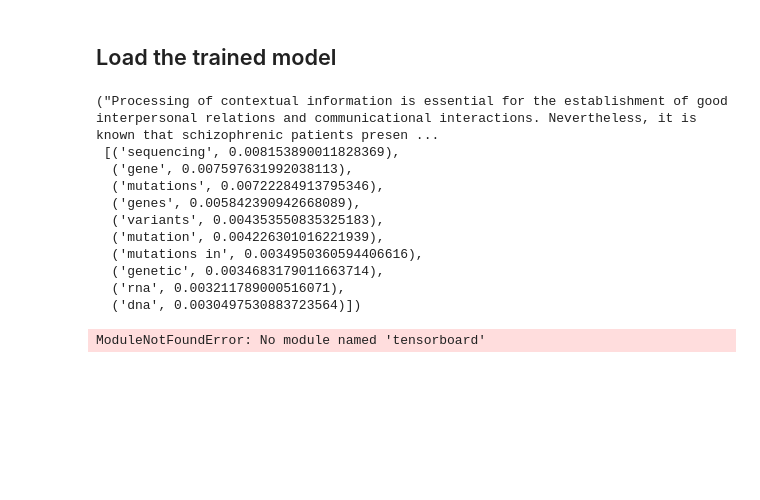
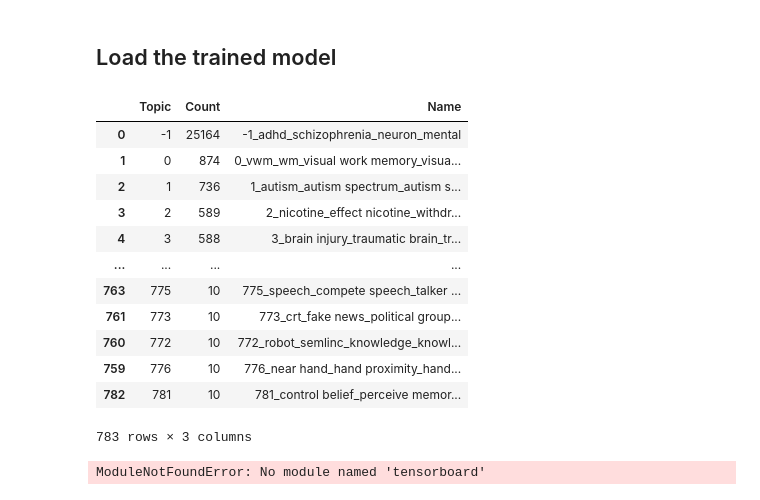
Before and after one commit to morteza/CogText, a Jupyter notebook: notebooks/3 Topic Embedding.ipynb, the cells around one changed output. Drawn from its saved outputs; the diff is of its cells as text; code cells hidden in the pictures; blank space fills up the shorter version.

```diff
--- a/notebooks/3 Topic Embedding.ipynb
+++ b/notebooks/3 Topic Embedding.ipynb
@@ -25,8 +25,8 @@ PUBMED_PATH = Path('data/pubmed_abstracts.csv.gz')
 MODEL_NAME = 'pubmed10pct_top2vec'
 VERSION = 'v202110131'
 
-MODEL_NAME = 'pubmed1pct_bertopic'
-VERSION = 'v202110142'
+MODEL_NAME = 'pubmed20pct_bertopic'
+VERSION = 'v202110141'
 # %% [markdown]
 ## Load the trained model
 # %%
@@ -49,8 +49,6 @@ if 'top2vec' in MODEL_NAME:
 elif 'bertopic' in MODEL_NAME:
   # BERTOPIC
   trained_indices = np.load(f'models/{MODEL_NAME}_{VERSION}.idx.npz',allow_pickle=True)['arr_0']
-  # indices are stored as (label, idx), we only need the second aprt
-  trained_indices = np.array([i[1] for i in trained_indices])
 
   model: BERTopic = BERTopic.load(f'models/{MODEL_NAME}_{VERSION}.model')
   topics = np.load(f'models/{MODEL_NAME}_{VERSION}.topics.npz')['arr_0']
@@ -59,31 +57,25 @@ elif 'bertopic' in MODEL_NAME:
   PUBMED = PUBMED[PUBMED.index.isin(trained_indices)]
   PUBMED['label'] = PUBMED['subcategory'].astype('category')
 
-  scores = np.load(f'models/{MODEL_NAME}_{VERSION}.scores.npz')['arr_0']
+  scores = np.load(f'models/{MODEL_NAME}_{VERSION}.probs.npz')['arr_0']
   scores = pd.DataFrame(scores, index=PUBMED.index)
   scores['label'] = PUBMED['label']
-# %%
-model.calculate_probabilities = True
-docs = PUBMED['abstract'].to_list()
-labels = PUBMED['label'].to_list()
-
-model.hdbscan_model
-topics, probs = model.transform(docs[:10])
-ptopics = model._map_predictions(probs.argmax(axis=1))
-topics, ptopics, probs.argmax(axis=1)
-docs[3], model.get_topic(topic=probs[3].argsort()[0].item())
-# %% [output]
-("Processing of contextual information is essential for the establishment of good interpersonal relations and communicational interactions. Nevertheless, it is known that schizophrenic patients presen ...
- [('sequencing', 0.008153890011828369),
-  ('gene', 0.007597631992038113),
-  ('mutations', 0.00722284913795346),
-  ('genes', 0.005842390942668089),
-  ('variants', 0.004353550835325183),
-  ('mutation', 0.004226301016221939),
-  ('mutations in', 0.0034950360594406616),
-  ('genetic', 0.0034683179011663714),
-  ('rna', 0.003211789000516071),
-  ('dna', 0.0030497530883723564)])
+# %%
+model.get_topic_info()
+# %% [output]
+|  | Topic | Count | Name |
+| 0 | -1 | 25164 | -1_adhd_schizophrenia_neuron_mental |
+| 1 | 0 | 874 | 0_vwm_wm_visual work memory_visua... |
+| 2 | 1 | 736 | 1_autism_autism spectrum_autism s... |
+| 3 | 2 | 589 | 2_nicotine_effect nicotine_withdr... |
+| 4 | 3 | 588 | 3_brain injury_traumatic brain_tr... |
+| ... | ... | ... | ... |
+| 763 | 775 | 10 | 775_speech_compete speech_talker ... |
+| 761 | 773 | 10 | 773_crt_fake news_political group... |
+| 760 | 772 | 10 | 772_robot_semlinc_knowledge_knowl... |
+| 759 | 776 | 10 | 776_near hand_hand proximity_hand... |
+| 782 | 781 | 10 | 781_control belief_perceive memor... |
+783 rows × 3 columns
 # %%
 from tqdm import tqdm
 import matplotlib.pyplot as plt
```
Also changed, not shown: 18 other files.
